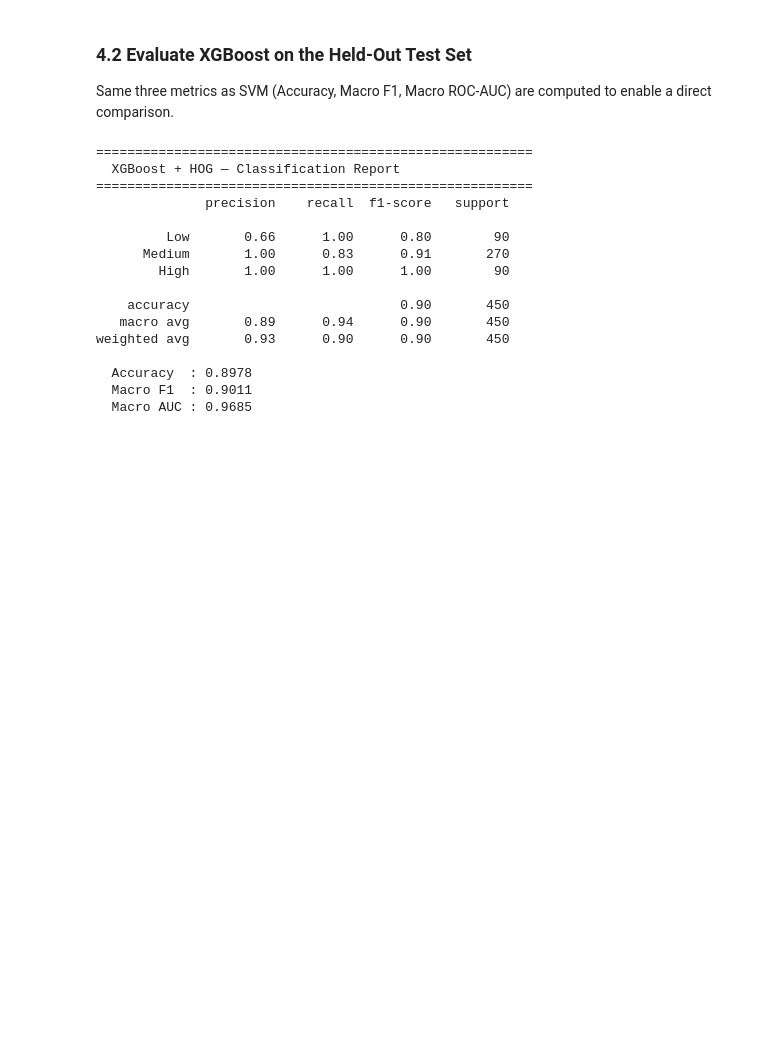
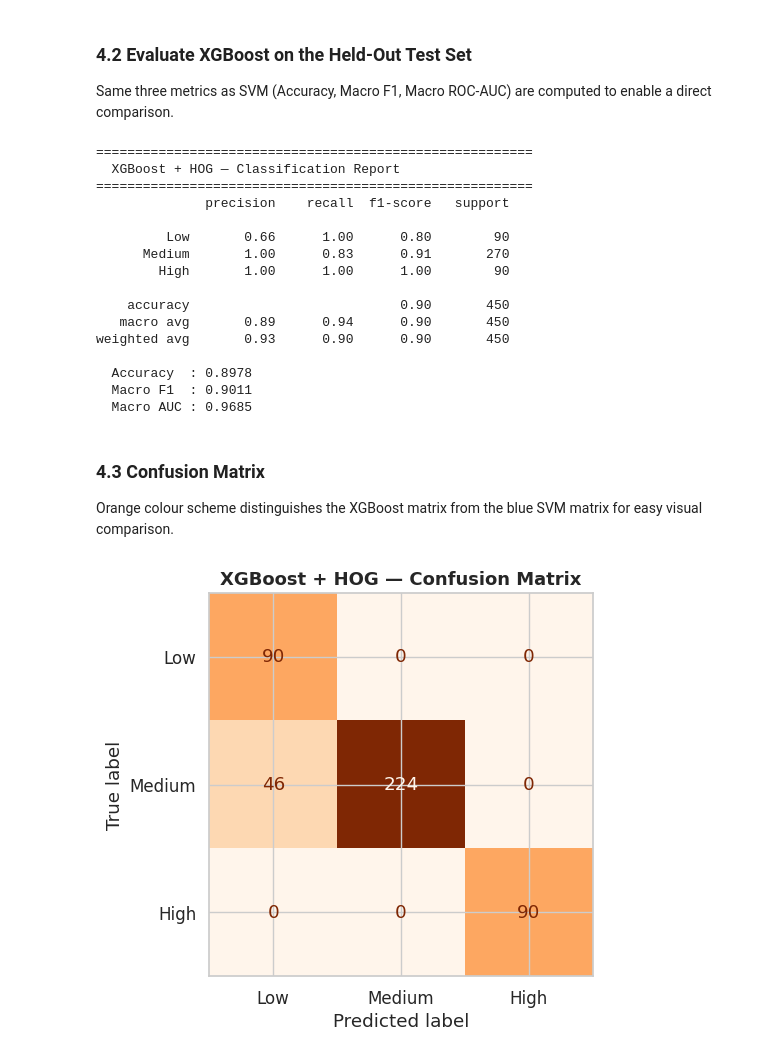
Before and after one commit to YasiniK/multimodal-student-cognitive-load-and-engagement-detection, a Jupyter notebook: Student_Engagement/se_model_training.ipynb, the cells around one changed output. Cells and saved outputs as stored; diff of their text form; code cells hidden in the pictures; blank space fills up the shorter version.

Commit message:
XGBoost Confusion Matrix, Validation Log-Loss Curve, Per-Class ROC Curves

```diff
--- a/Student_Engagement/se_model_training.ipynb
+++ b/Student_Engagement/se_model_training.ipynb
@@ -353,3 +353,21 @@ weighted avg       0.93      0.90      0.90       450
   Accuracy  : 0.8978
   Macro F1  : 0.9011
   Macro AUC : 0.9685
+# %% [markdown]
+### 4.3 Confusion Matrix
+
+Orange colour scheme distinguishes the XGBoost matrix from the blue SVM matrix for easy visual comparison.
+# %%
+# Build and display the XGBoost confusion matrix on the held-out test set
+fig, ax = plt.subplots(figsize=(6, 5))
+cm_xgb = confusion_matrix(y_test, y_pred_xgb)
+ConfusionMatrixDisplay(
+    cm_xgb,
+    display_labels=[l.capitalize() for l in ENGAGEMENT_LABELS]
+).plot(ax=ax, colorbar=False, cmap='Oranges')
+ax.set_title('XGBoost + HOG — Confusion Matrix', fontweight='bold', fontsize=13)
+plt.tight_layout()
+plt.savefig(OUTPUT_DIR / 'cm_xgb.png', dpi=150)
+plt.show()
+# %% [output]
+[figure, added]
```
Also changed, not shown: parts of 4 cells of this notebook.
